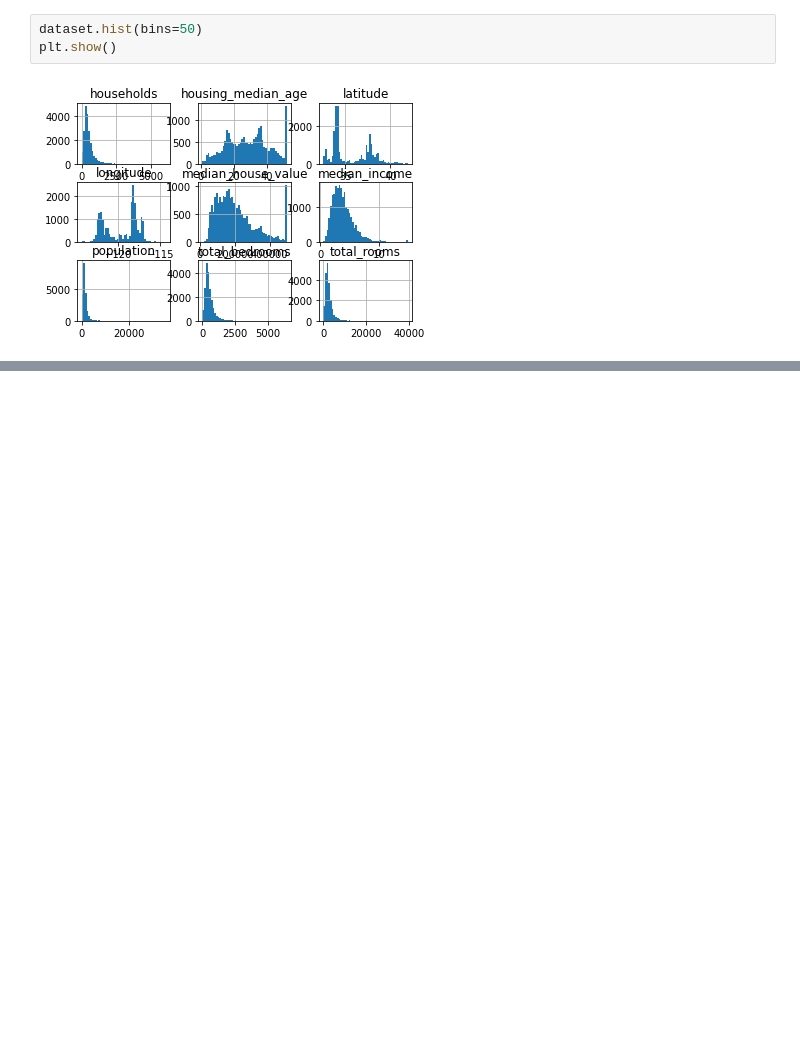
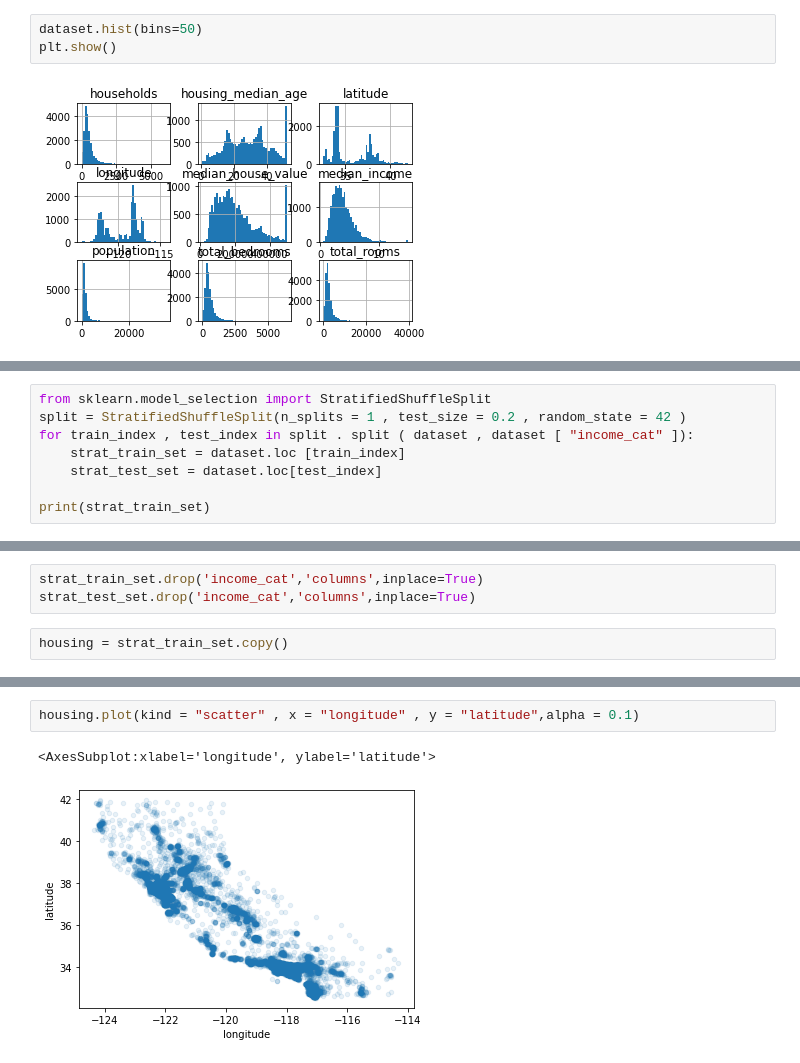
Before and after one commit to Sukh-vip3r/82-days-machine-learning, a Jupyter notebook: Day-1.ipynb, the cells around one changed output, grey strips where cells are left out. Saved outputs shown, nothing was run; the diff lists cells and outputs as text; blank space fills up the shorter version.

```diff
--- a/Day-1.ipynb
+++ b/Day-1.ipynb
@@ -52,0 +112,8 @@ plt.show()
+# %%
+from sklearn.model_selection import StratifiedShuffleSplit
+split = StratifiedShuffleSplit(n_splits = 1 , test_size = 0.2 , random_state = 42 )
+for train_index , test_index in split . split ( dataset , dataset [ "income_cat" ]):
+    strat_train_set = dataset.loc [train_index]
+    strat_test_set = dataset.loc[test_index]
+
+print(strat_train_set)
@@ -52,0 +147,5 @@ plt.show()
+# %%
+strat_train_set.drop('income_cat','columns',inplace=True)
+strat_test_set.drop('income_cat','columns',inplace=True)
+# %%
+housing = strat_train_set.copy()
@@ -52,0 +172,5 @@ plt.show()
+# %%
+housing.plot(kind = "scatter" , x = "longitude" , y = "latitude",alpha = 0.1)
+# %% [output]
+<AxesSubplot:xlabel='longitude', ylabel='latitude'>
+[figure, added]
```
Also changed, not shown: parts of 26 cells of this notebook.
